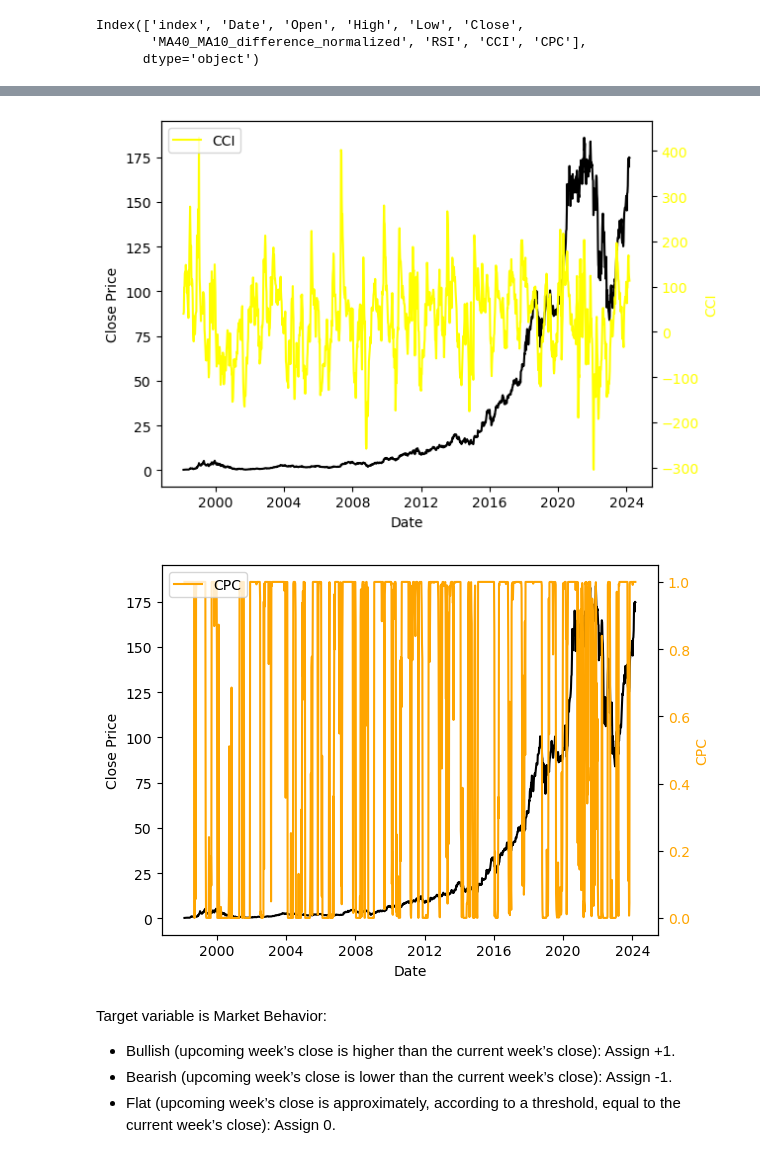
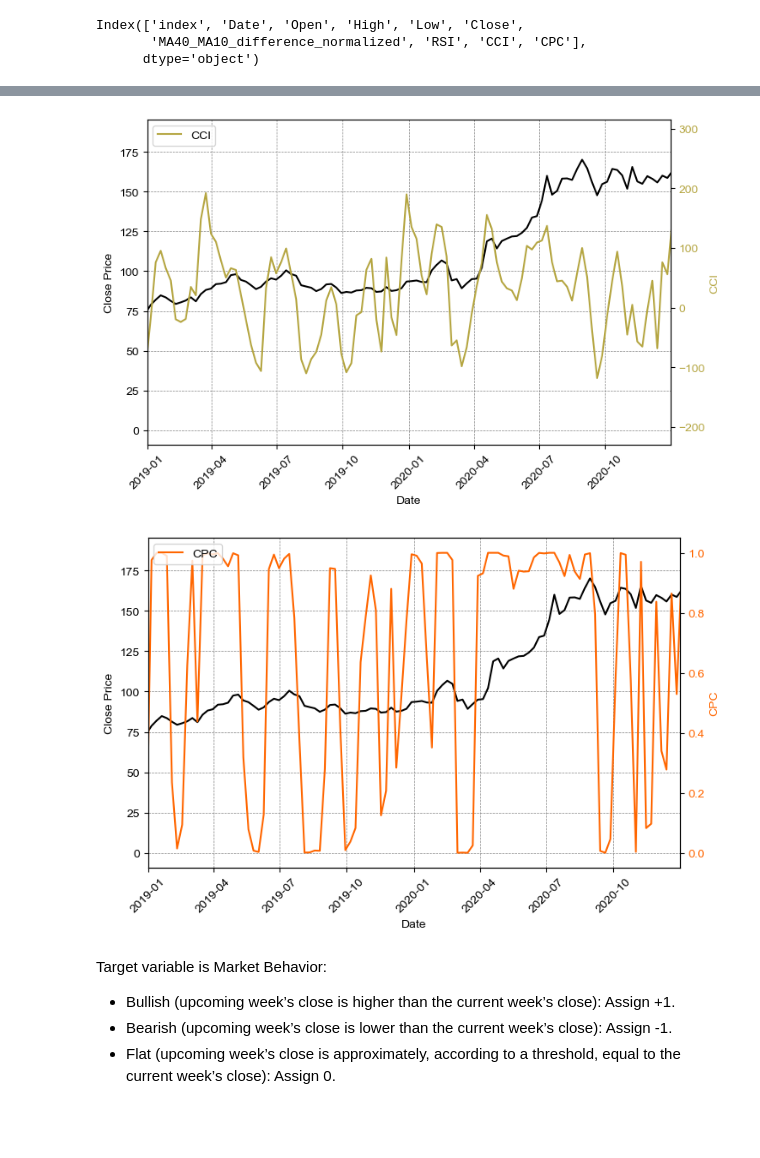
Before and after one commit to elenatomasella/ML, a Jupyter notebook: anfis_amzn.ipynb, the cells around one changed output, grey strips where cells are left out. Cells and saved outputs as stored; diff of their text form; code cells hidden in the pictures; blank space fills up the shorter version.

```diff
--- a/anfis_amzn.ipynb
+++ b/anfis_amzn.ipynb
@@ -23,8 +23,8 @@ from sklearn.preprocessing import MinMaxScaler
 from sklearn.metrics import accuracy_score, classification_report, confusion_matrix
 # %%
 #msft = pd.read_csv(r'C:\Users\Utente\Desktop\Luiss\ML\Final Project\Datasets\Microsoft_weekly_ok.csv')
-amzn = pd.read_csv(r'C:\Users\Utente\Desktop\Luiss\ML\Final Project\Datasets\Amazon_weekly_ok.csv')
-#amzn = pd.read_csv(r'C:\Users\Gian\OneDrive - LUISS Libera Università Internazionale degli Studi Sociali Guido Carli\ML\Final Project\Weekly series\Amazon_weekly_ok.csv', index_col=False, parse_dates=['Date'])
+#amzn = pd.read_csv(r'C:\Users\Utente\Desktop\Luiss\ML\Final Project\Datasets\Amazon_weekly_ok.csv')
+amzn = pd.read_csv(r'C:\Users\Gian\OneDrive - LUISS Libera Università Internazionale degli Studi Sociali Guido Carli\ML\Final Project\Weekly series\Amazon_weekly_ok.csv', index_col=False, parse_dates=['Date'])
 #ibm = pd.read_csv(r'C:\Users\Utente\Desktop\Luiss\ML\Final Project\Datasets\IBM_weekly_ok.csv')
 #cac = pd.read_csv(r'C:\Users\Utente\Desktop\Luiss\ML\Final Project\Datasets\Cac_weekly_ok.csv')
 #sp500 = pd.read_csv(r'C:\Users\Utente\Desktop\Luiss\ML\Final Project\Datasets\Sp500_weekly_ok.csv')
@@ -102,6 +101,6 @@ amzn.head(41)
 # %%
 # Drop rows with na, depending on parameters chosen for indicators
-amzn.drop(index=amzn.index[0:39], inplace=True)
+amzn.dropna(inplace=True)
 amzn.reset_index(inplace=True)
 # %%
 amzn.columns
@@ -131,16 +165,23 @@ plt.show()
 # %%
-fig, ax = plt.subplots()
+plt.rcParams['font.sans-serif'] = 'Arial'
+
+fig, ax = plt.subplots(figsize=(8, 5))
+
 ax.plot(amzn['Date'], amzn['Close'], color='Black', label='Close')
 ax.set_xlabel('Date')
 ax.set_ylabel('Close Price', color='Black')
-#ax.tick_params(axis='y', labelcolor='white')
-#ax.legend()
 
+ax.grid(True, linestyle='--', linewidth=0.5, color='gray')
+
+ax.set_xlim([pd.to_datetime('2019-01-01'), pd.to_datetime('2020-12-31')])
 ax2 = ax.twinx()
-ax2.plot(amzn['Date'], amzn['RSI'], color='magenta', label='RSI')
-ax2.set_ylabel('RSI', color='magenta')
-ax2.tick_params(axis='y', labelcolor='magenta')
+ax2.plot(amzn['Date'], amzn['RSI'], color='#800080', label='RSI')
+ax2.set_ylabel('RSI', color='#800080')
+ax2.tick_params(axis='y', labelcolor='#800080')
 ax2.legend(loc='upper left')
 
+ax.xaxis.set_tick_params(rotation=45)
+
+plt.savefig('RSI.png', transparent=True)
 plt.show()
 # %% [output]
@@ -148,37 +189,53 @@ plt.show()
 # %%
-fig, ax = plt.subplots()
+plt.rcParams['font.sans-serif'] = 'Arial'
+
+fig, ax = plt.subplots(figsize=(8, 5))
+
 ax.plot(amzn['Date'], amzn['Close'], color='Black', label='Close')
 ax.set_xlabel('Date')
 ax.set_ylabel('Close Price', color='Black')
-#ax.tick_params(axis='y', labelcolor='white')
-#ax.legend()
 
+ax.grid(True, linestyle='--', linewidth=0.5, color='gray')
+
+ax.set_xlim([pd.to_datetime('2019-01-01'), pd.to_datetime('2020-12-31')])
 ax2 = ax.twinx()
-ax2.plot(amzn['Date'], amzn['CCI'], color='yellow', label='CCI')
-ax2.set_ylabel('CCI', color='yellow')
-ax2.tick_params(axis='y', labelcolor='yellow')
+ax2.plot(amzn['Date'], amzn['CCI'], color='#B5A642', label='CCI')
+ax2.set_ylabel('CCI', color='#B5A642')
+ax2.tick_params(axis='y', labelcolor='#B5A642')
 ax2.legend(loc='upper left')
 
+ax.xaxis.set_tick_params(rotation=45)
+
+plt.savefig('CCI.png', transparent=True)
+
 plt.show()
 # %% [output]
-[figure, old version]
+[figure, new version]
 # %%
-fig, ax = plt.subplots()
+plt.rcParams['font.sans-serif'] = 'Arial'
+
+fig, ax = plt.subplots(figsize=(8, 5))
+
 ax.plot(amzn['Date'], amzn['Close'], color='Black', label='Close')
 ax.set_xlabel('Date')
 ax.set_ylabel('Close Price', color='Black')
-#ax.tick_params(axis='y', labelcolor='white')
-#ax.legend()
 
+ax.grid(True, linestyle='--', linewidth=0.5, color='gray')
+
+ax.set_xlim([pd.to_datetime('2019-01-01'), pd.to_datetime('2020-12-31')])
 ax2 = ax.twinx()
-ax2.plot(amzn['Date'], amzn['CPC'], color='orange', label='CPC')
-ax2.set_ylabel('CPC', color='orange')
-ax2.tick_params(axis='y', labelcolor='orange')
+ax2.plot(amzn['Date'], amzn['CPC'], color='#FF6600', label='CPC')
+ax2.set_ylabel('CPC', color='#FF6600')
+ax2.tick_params(axis='y', labelcolor='#FF6600')
 ax2.legend(loc='upper left')
 
+ax.xaxis.set_tick_params(rotation=45)
+
+plt.savefig('CPC.png', transparent=True)
+
 plt.show()
 # %% [output]
-[figure, old version]
+[figure, new version]
 # %% [markdown]
 Target variable is Market Behavior:
 - Bullish (upcoming week’s close is higher than the current week’s close): Assign +1.
```
Also changed, not shown: parts of 16 cells of this notebook.
